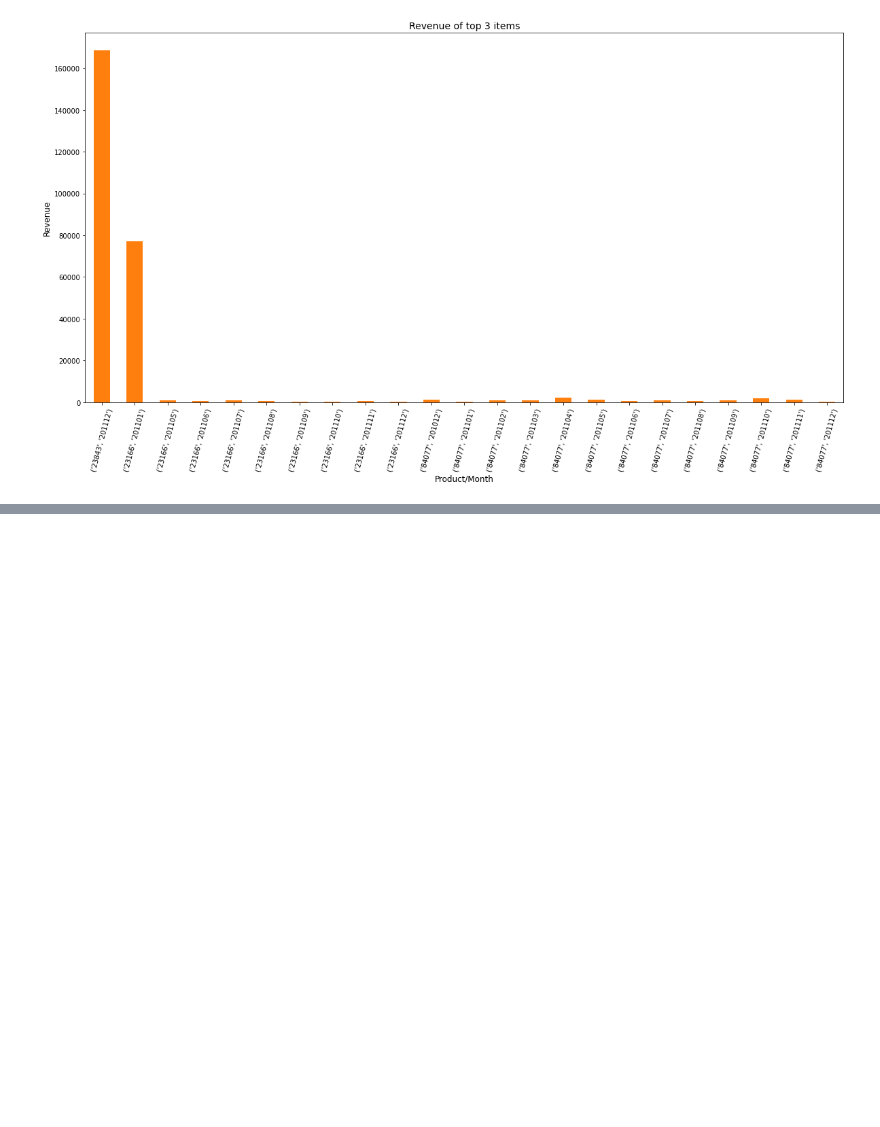
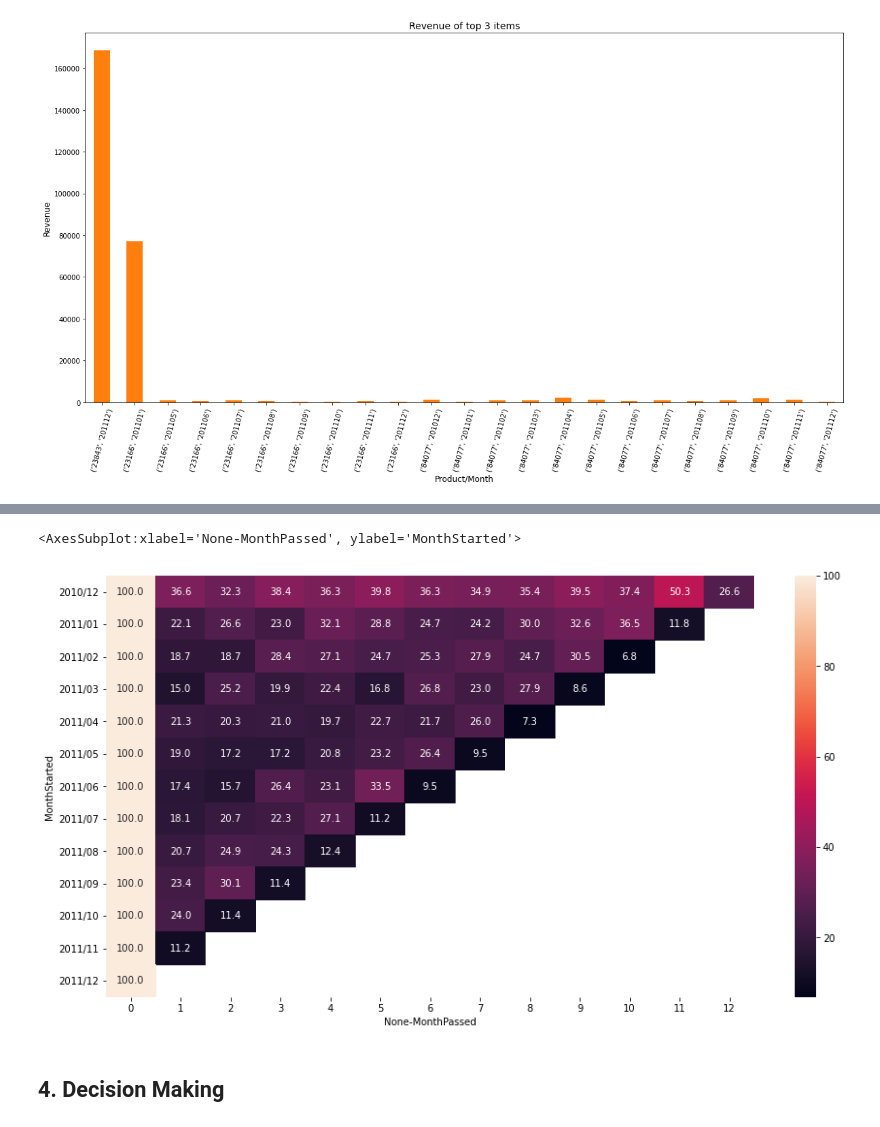
Before and after one commit to lmw0612/Online-Retail, a Jupyter notebook: online_retail.ipynb, the cells around one changed output, grey strips where cells are left out. Saved outputs shown, nothing was run; the diff lists cells and outputs as text; code cells hidden in the pictures; blank space fills up the shorter version.

```diff
--- a/online_retail.ipynb
+++ b/online_retail.ipynb
@@ -340,0 +411,5 @@ plot_bar(monthly_top3['CheckoutPrice'], 'Product/Month', 'Revenue', 'Revenue of
+# %%
+# End Date
+df['MonthPassed'] = (df['Month'].dt.year - df['MonthStarted'].dt.year) * 12 + \
+                    (df['Month'].dt.month - df['MonthStarted'].dt.month)
+df.tail()
@@ -340,0 +423,9 @@ plot_bar(monthly_top3['CheckoutPrice'], 'Product/Month', 'Revenue', 'Revenue of
+# %%
+# Count Number of customers based on MonthStarted & MonthPassed
+def get_unique_no(x):
+    return len(np.unique(x))
+
+
+cohort_group = df.groupby(['MonthStarted', 'MonthPassed'])
+cohort_df = cohort_group['CustomerID'].apply(get_unique_no).reset_index()
+cohort_df.head()
@@ -340,0 +439,3 @@ plot_bar(monthly_top3['CheckoutPrice'], 'Product/Month', 'Revenue', 'Revenue of
+# %%
+cohort_df = cohort_df.pivot(index='MonthStarted', columns='MonthPassed')
+cohort_df.head()
@@ -340,0 +451,6 @@ plot_bar(monthly_top3['CheckoutPrice'], 'Product/Month', 'Revenue', 'Revenue of
+# %%
+# Find percentage based on each column
+customer_cohort = cohort_df.div(cohort_df.iloc[:, 0], axis=0) * 100
+customer_cohort = customer_cohort.round(decimals=2)
+
+customer_cohort
@@ -340,0 +474,13 @@ plot_bar(monthly_top3['CheckoutPrice'], 'Product/Month', 'Revenue', 'Revenue of
+# %%
+# Customer rention visualization
+xticks = np.arange(0, 13)
+yticks = ['2010/12','2011/01','2011/02','2011/03','2011/04','2011/05','2011/06','2011/07','2011/08','2011/09','2011/10',
+         '2011/11','2011/12']
+
+plt.figure(figsize=(15,8))
+sns.heatmap(customer_cohort, annot=True, xticklabels=xticks, yticklabels=yticks, fmt='.1f')
+# %% [output]
+<AxesSubplot:xlabel='None-MonthPassed', ylabel='MonthStarted'>
+[figure, added]
+# %% [markdown]
+## 4. Decision Making <a class="anchor" id="4"></a>
```
Also changed, not shown: parts of 31 cells of this notebook.
